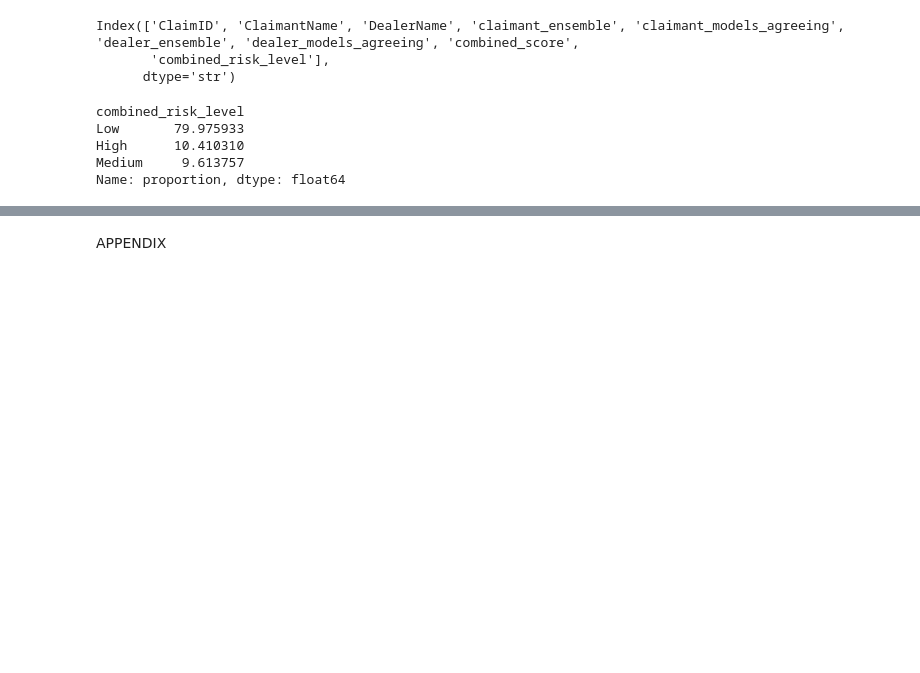
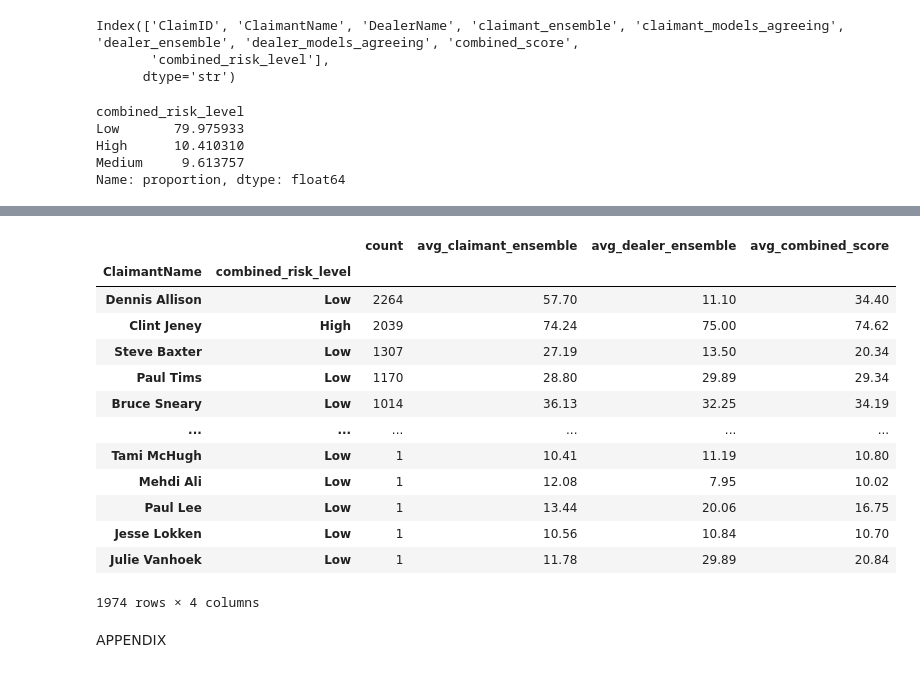
Before and after one commit to Lubina-ops/Claims-audit-and-fraud-detection, a Jupyter notebook: KM_Claim_data_Intial_Analysis.ipynb, the cells around one changed output, grey strips where cells are left out. Cells and saved outputs as stored; diff of their text form; code cells hidden in the pictures; blank space fills up the shorter version.

```diff
--- a/KM_Claim_data_Intial_Analysis.ipynb
+++ b/KM_Claim_data_Intial_Analysis.ipynb
@@ -1948,3 +1923,27 @@ claims_multi_analysis
+# %%
+claims_multi_analysis = claims_multi.groupby(
+    ['ClaimantName', 'combined_risk_level']).agg(
+    count=('ClaimID', 'count'),
+    avg_claimant_ensemble=('claimant_ensemble', 'mean'),   # score, averaged
+    avg_dealer_ensemble=('dealer_ensemble', 'mean'),
+    avg_combined_score=('combined_score', 'mean'),
+).sort_values('count', ascending=False)
+claims_multi_analysis
+# %% [output]
+|  |  | count | avg_claimant_ensemble | avg_dealer_ensemble | avg_combined_score |
+| ClaimantName | combined_risk_level |  |  |  |  |
+| Dennis Allison | Low | 2264 | 57.70 | 11.10 | 34.40 |
+| Clint Jeney | High | 2039 | 74.24 | 75.00 | 74.62 |
+| Steve Baxter | Low | 1307 | 27.19 | 13.50 | 20.34 |
+| Paul Tims | Low | 1170 | 28.80 | 29.89 | 29.34 |
+| Bruce Sneary | Low | 1014 | 36.13 | 32.25 | 34.19 |
+| ... | ... | ... | ... | ... | ... |
+| Tami McHugh | Low | 1 | 10.41 | 11.19 | 10.80 |
+| Mehdi Ali | Low | 1 | 12.08 | 7.95 | 10.02 |
+| Paul Lee | Low | 1 | 13.44 | 20.06 | 16.75 |
+| Jesse Lokken | Low | 1 | 10.56 | 10.84 | 10.70 |
+| Julie Vanhoek | Low | 1 | 11.78 | 29.89 | 20.84 |
+1974 rows × 4 columns
 # %% [markdown]
 APPENDIX
 # %%
```
Also changed, not shown: parts of 1 cell of this notebook.
